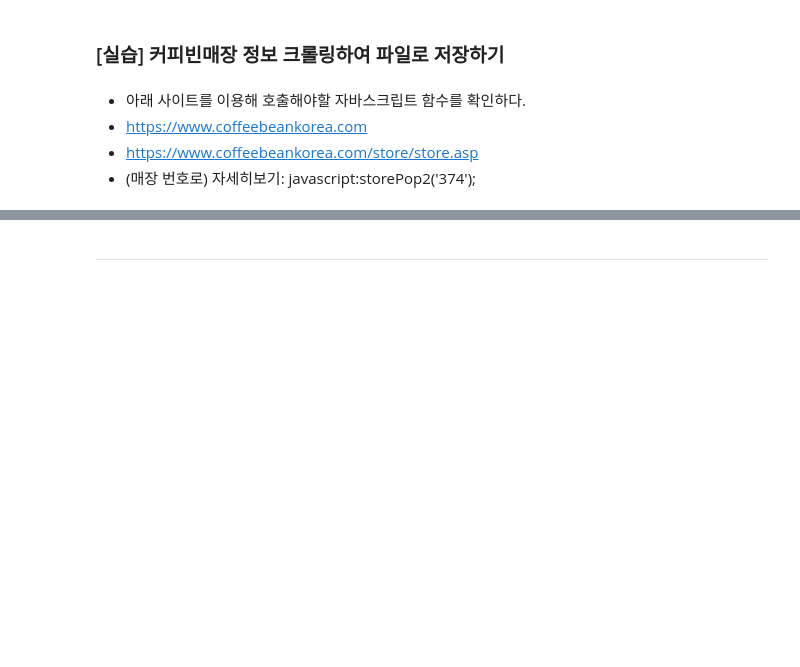
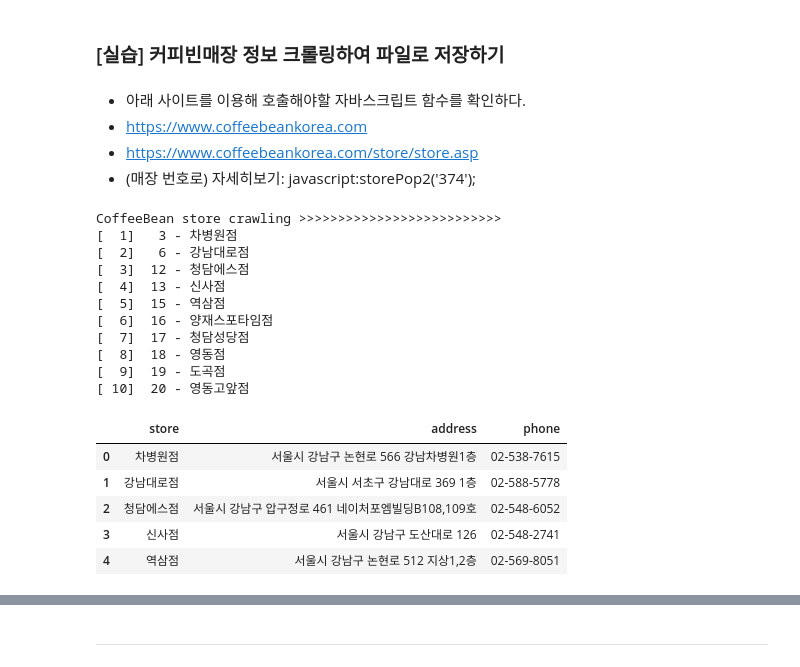
Before and after one commit to HYLee810/projectmanager, a Jupyter notebook: 2_데이터분석_04_데이터수집하기_웹크롤링_VSC실습.ipynb, the cells around one changed output, grey strips where cells are left out. Saved outputs shown, nothing was run; the diff lists cells and outputs as text; code cells hidden in the pictures; blank space fills up the shorter version.

```diff
--- a/2_데이터분석_04_데이터수집하기_웹크롤링_VSC실습.ipynb
+++ b/2_데이터분석_04_데이터수집하기_웹크롤링_VSC실습.ipynb
@@ -380,9 +381,10 @@ from selenium import webdriver
 
 # chromedriver.exe 파일이 있는 경로
 driver = './WebDriver/chromedriver.exe'
-wd = webdriver.Chrome(driver)
+wd = webdriver.Chrome()
 
 wd.get('https://www.naver.com/')
+# webdriver.Chrome(driver).get('https://www.naver.com/')
 
 wd.close()  # 브라우저가 실행되었다가 자동으로 닫힌다.
 # %% [markdown]
@@ -406,50 +408,68 @@ MAX = 10     # 추출 데이터 건수
 #[매장 추출 함수]
 def getStoreInfo():
     CoffeeBean_URL = "https://www.coffeebeankorea.com/store/store.asp"
-    wd = webdriver.Chrome('./WebDriver/chromedriver.exe')
+    wd = webdriver.Chrome()
 
-    result = []  # 데이터 저장 변수
+    result = []  # 매장 목록 데이터 저장 변수
     total, cnt = 370, 0
     for i in range(1, total+1):  #매장 수 만큼(370) 반복
         wd.get(CoffeeBean_URL)
-        time.sleep(1)  #웹페이지 연결할 동안 1초 대기
+        time.sleep(1)  #웹페이지 연결할 동안 1초 대기(delay time)
         try:
-            wd.execute_script("storePop2(%d)" %i)
+            wd.execute_script("storePop2(%d)" %i) # 자바스크립스 실행
             time.sleep(1) #스크립트 실행 할 동안 1초 대기
 
             html = wd.page_source
-            soupCB = BeautifulSoup(html, 'html.parser')
-            store_name_h2 = soupCB.select("div.store_txt > h2")
+            soupCB = BeautifulSoup(html, 'html.parser') # 데이터 파싱
+            store_name_h2 = soupCB.select("div.store_txt > h2") #F12 페이지에서 해당 데이터 위치 찾도록 함
             store_name = store_name_h2[0].string  #매장 이름
 
-            store_info = soupCB.select("div.store_txt > table.store_table > tbody > tr > td")
+            store_info = soupCB.select("div.store_txt > table.store_table > tbody > tr > td") #F12 페이지에서 해당 데이터 위치 찾도록 함
             store_address_list = list(store_info[2])
             store_address = store_address_list[0]  #매장 주소
 
             store_phone = store_info[3].string     #매장 전화번호
             result.append([store_name]+[store_address]+[store_phone])
             cnt += 1
             # 매장정보 가져온 데이터 출력하기
             print("[%3d] %3d - %s" % (cnt, i, store_name))
 
 
              # MAX값에 해당하는 건수 만큼만 실행하기
             if cnt >= MAX:
                 break
 
         except:
             continue
 
     return result
 
 #---------------
 # main
 #---------------
 print('CoffeeBean store crawling >>>>>>>>>>>>>>>>>>>>>>>>>>')
 result = getStoreInfo()  #[매장 추출 함수]호출하기
 
 df_cb = pd.DataFrame(result, columns=('store', 'address','phone'))
-df_cb.head()
+df_cb.head() #5개만 보여줌
+# %% [output]
+CoffeeBean store crawling >>>>>>>>>>>>>>>>>>>>>>>>>>
+[  1]   3 - 차병원점
+[  2]   6 - 강남대로점
+[  3]  12 - 청담에스점
+[  4]  13 - 신사점
+[  5]  15 - 역삼점
+[  6]  16 - 양재스포타임점
+[  7]  17 - 청담성당점
+[  8]  18 - 영동점
+[  9]  19 - 도곡점
+[ 10]  20 - 영동고앞점
+|  | store | address | phone |
+| 0 | 차병원점 | 서울시 강남구 논현로 566 강남차병원1층 | 02-538-7615 |
+| 1 | 강남대로점 | 서울시 서초구 강남대로 369 1층 | 02-588-5778 |
+| 2 | 청담에스점 | 서울시 강남구 압구정로 461 네이처포엠빌딩B108,109호 | 02-548-6052 |
+| 3 | 신사점 | 서울시 강남구 도산대로 126 | 02-548-2741 |
+| 4 | 역삼점 | 서울시 강남구 논현로 512 지상1,2층 | 02-569-8051 |
 # %%
 # 파일로 저장하기
 file = './data/CoffeeBean_매장정보.csv'
```
Also changed, not shown: parts of 8 cells of this notebook.
